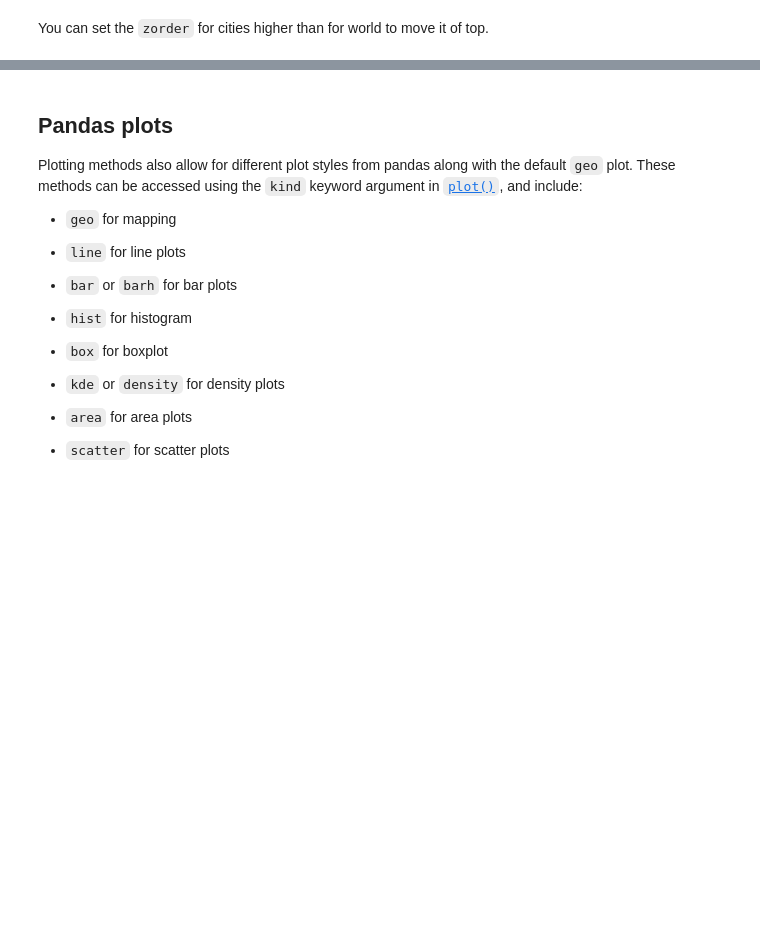
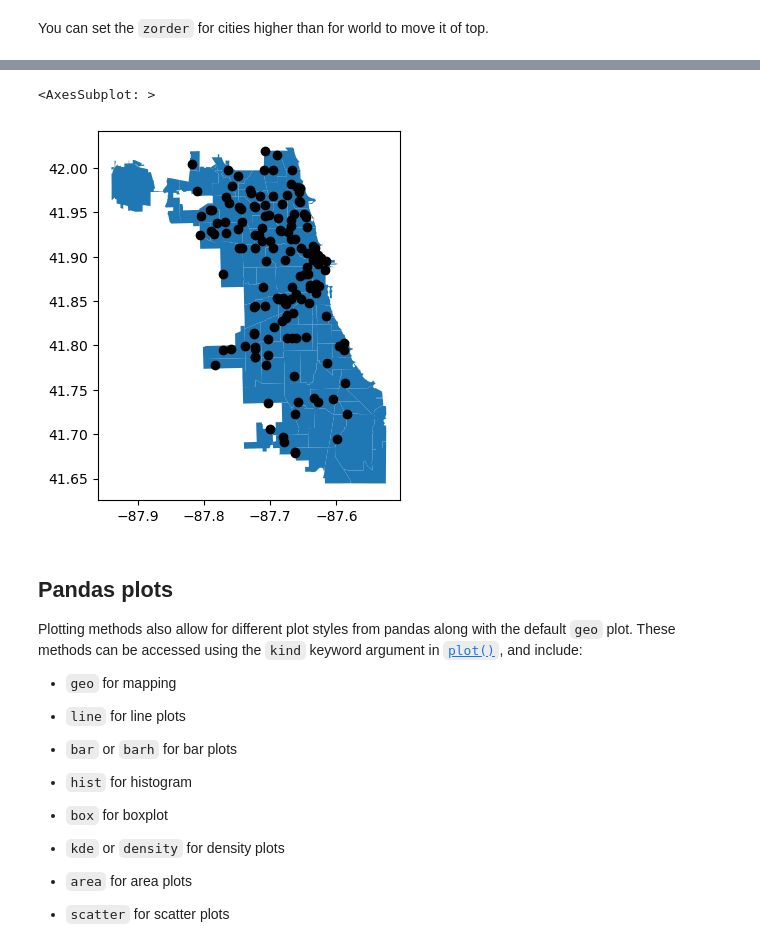
Before and after one commit to Francesco-Ghizzo/Data-Science, a Jupyter notebook: Python/GIS/GeoPandas/User Guide/Mapping and plotting tools.ipynb, the cells around one changed output, grey strips where cells are left out. Drawn from its saved outputs; the diff is of its cells as text; code cells hidden in the pictures; blank space fills up the shorter version.

```diff
--- a/Python/GIS/GeoPandas/User Guide/Mapping and plotting tools.ipynb
+++ b/Python/GIS/GeoPandas/User Guide/Mapping and plotting tools.ipynb
@@ -235,3 +222,10 @@ The lower the <code>zorder</code> is, the lower the layer is on the map and vice
+# %%
+ax = groceries.plot(color='k', zorder=2)
+
+chicago.plot(ax=ax, zorder=1)
+# %% [output]
+<AxesSubplot: >
+[figure, added]
 # %% [markdown]
 # <h2>Pandas plots</h2>
 
```
Also changed, not shown: parts of 9 cells of this notebook.
